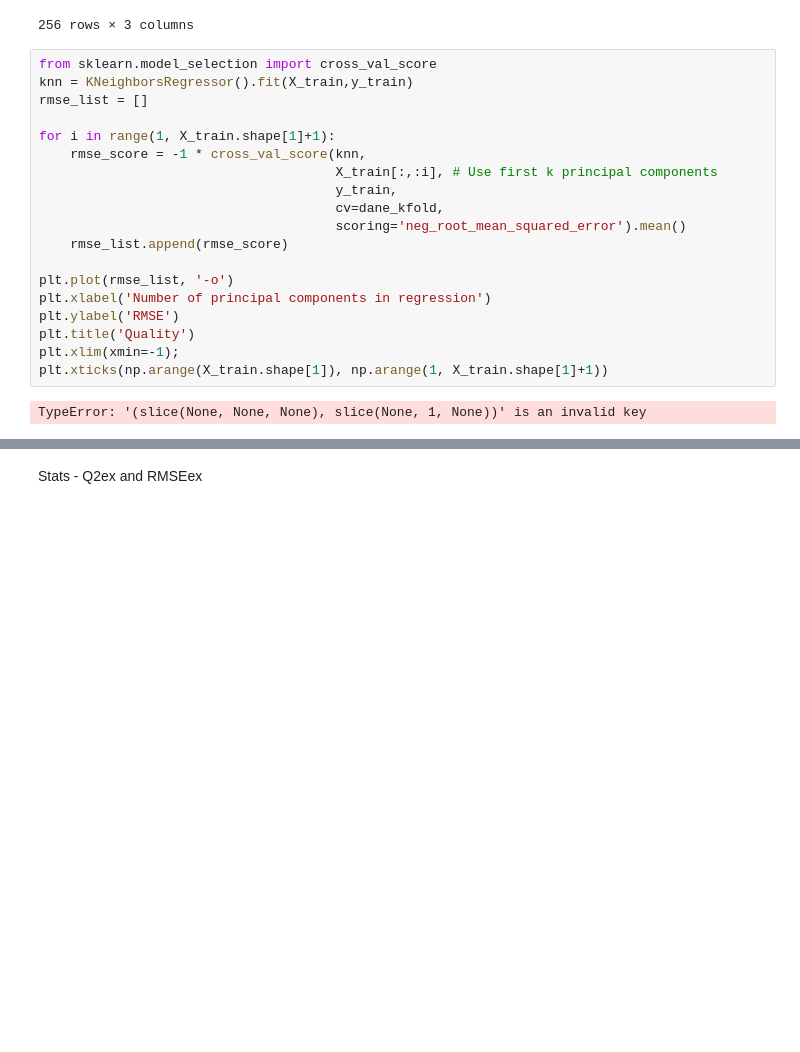
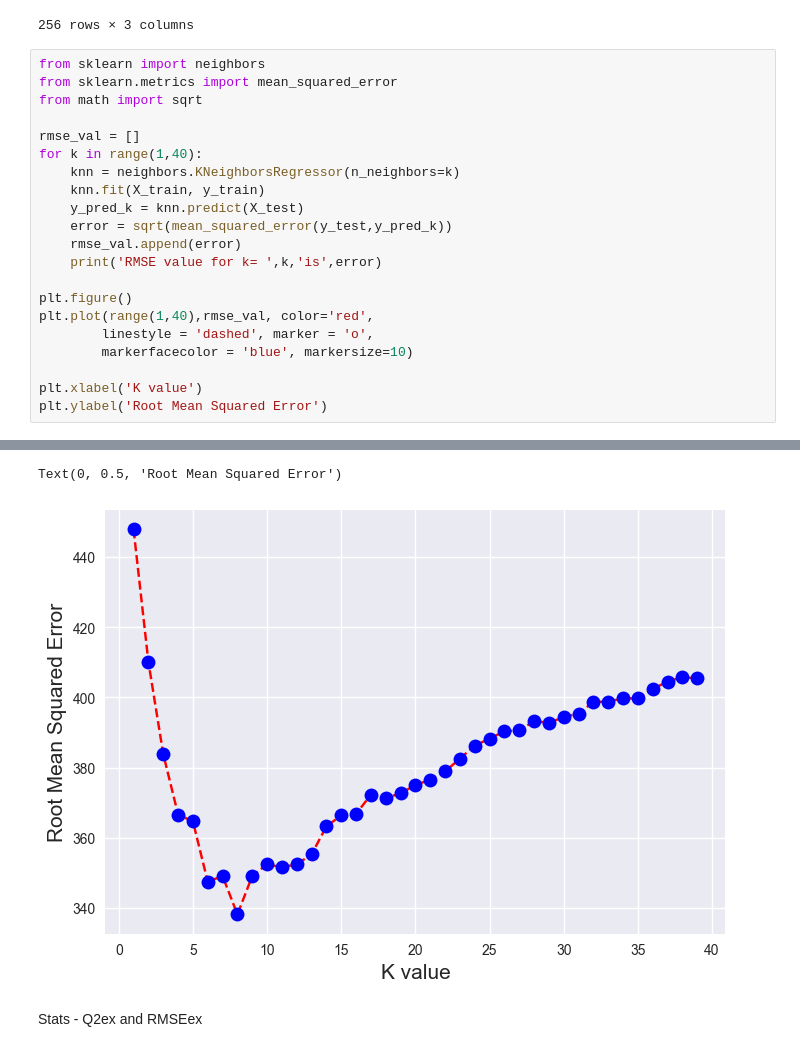
Before and after one commit to Miczel00/machine-learning, a Jupyter notebook: zaj1/main.ipynb, the cells around one changed output, grey strips where cells are left out. Cells and saved outputs as stored; diff of their text form; blank space fills up the shorter version.

```diff
--- a/zaj1/main.ipynb
+++ b/zaj1/main.ipynb
@@ -932,24 +932,25 @@ X_train
 | 48 | 36.0 | 17.9 | 190.0 |
 | 173 | 48.5 | 17.5 | 191.0 |
 256 rows × 3 columns
-# %%
-from sklearn.model_selection import cross_val_score
-knn = KNeighborsRegressor().fit(X_train,y_train)
-rmse_list = []
-
-for i in range(1, X_train.shape[1]+1):
-    rmse_score = -1 * cross_val_score(knn,
-                                      X_train[:,:i], # Use first k principal components
-                                      y_train,
-                                      cv=dane_kfold,
-                                      scoring='neg_root_mean_squared_error').mean()
-    rmse_list.append(rmse_score)
-
-plt.plot(rmse_list, '-o')
-plt.xlabel('Number of principal components in regression')
-plt.ylabel('RMSE')
-plt.title('Quality')
-plt.xlim(xmin=-1);
-plt.xticks(np.arange(X_train.shape[1]), np.arange(1, X_train.shape[1]+1))
-# %% [output]
-TypeError: '(slice(None, None, None), slice(None, 1, None))' is an invalid key
+# %%
+from sklearn import neighbors
+from sklearn.metrics import mean_squared_error
+from math import sqrt
+
+rmse_val = []
+for k in range(1,40):
+    knn = neighbors.KNeighborsRegressor(n_neighbors=k)
+    knn.fit(X_train, y_train)
+    y_pred_k = knn.predict(X_test)
+    error = sqrt(mean_squared_error(y_test,y_pred_k))
+    rmse_val.append(error)
+    print('RMSE value for k= ',k,'is',error)
+
+plt.figure()
+plt.plot(range(1,40),rmse_val, color='red',
+        linestyle = 'dashed', marker = 'o',
+        markerfacecolor = 'blue', markersize=10)
+
+plt.xlabel('K value')
+plt.ylabel('Root Mean Squared Error')
+# %% [output]
@@ -956,3 +974,5 @@ TypeError: '(slice(None, None, None), slice(None, 1, None))' is an invalid key
+Text(0, 0.5, 'Root Mean Squared Error')
+[figure, added]
 # %% [markdown]
 Stats - Q2ex and RMSEex
 # %%
```
Also changed, not shown: parts of 13 cells of this notebook.
